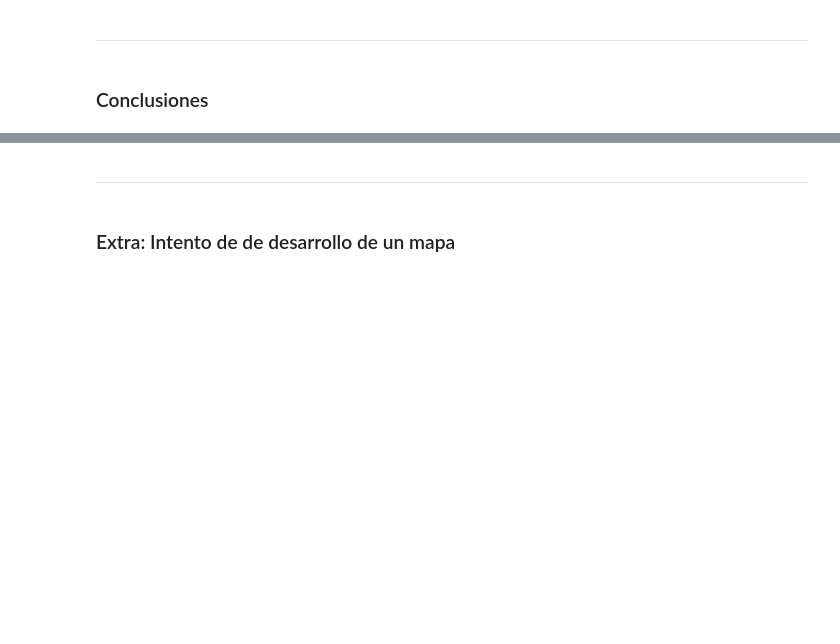
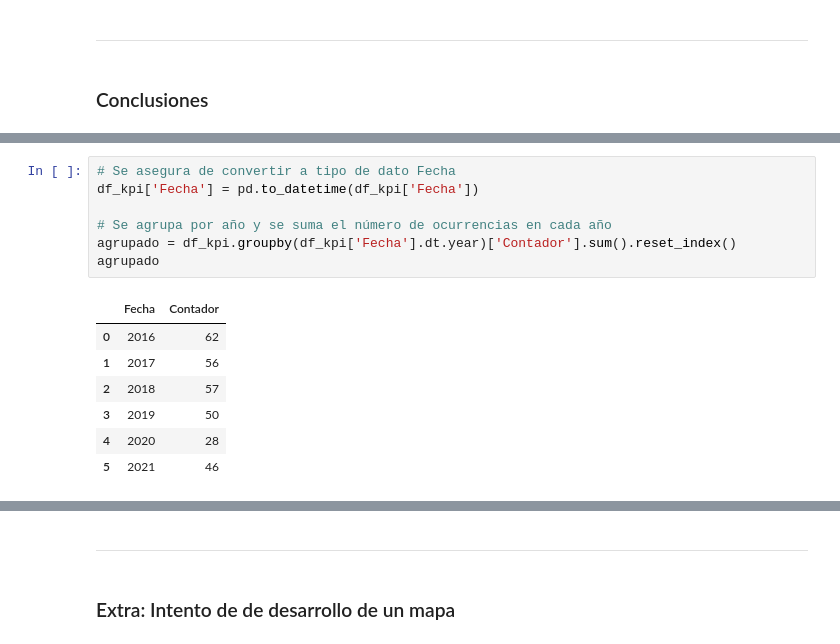
Before and after one commit to DavidssonGon/PI_02_Siniestros_Viales, a Jupyter notebook: EDA/EDA.ipynb, the cells around one changed output, grey strips where cells are left out. Saved outputs shown, nothing was run; the diff lists cells and outputs as text; blank space fills up the shorter version.

```diff
--- a/EDA/EDA.ipynb
+++ b/EDA/EDA.ipynb
@@ -951,0 +983,15 @@ Al analizar las recurrencias con las comunas se destaca la Comuna **“9”** co
+# %%
+# Se asegura de convertir a tipo de dato Fecha
+df_kpi['Fecha'] = pd.to_datetime(df_kpi['Fecha'])
+
+# Se agrupa por año y se suma el número de ocurrencias en cada año
+agrupado = df_kpi.groupby(df_kpi['Fecha'].dt.year)['Contador'].sum().reset_index()
+agrupado
+# %% [output]
+|  | Fecha | Contador |
+| 0 | 2016 | 62 |
+| 1 | 2017 | 56 |
+| 2 | 2018 | 57 |
+| 3 | 2019 | 50 |
+| 4 | 2020 | 28 |
+| 5 | 2021 | 46 |
```
Also changed, not shown: parts of 19 cells of this notebook, 1 other file.
